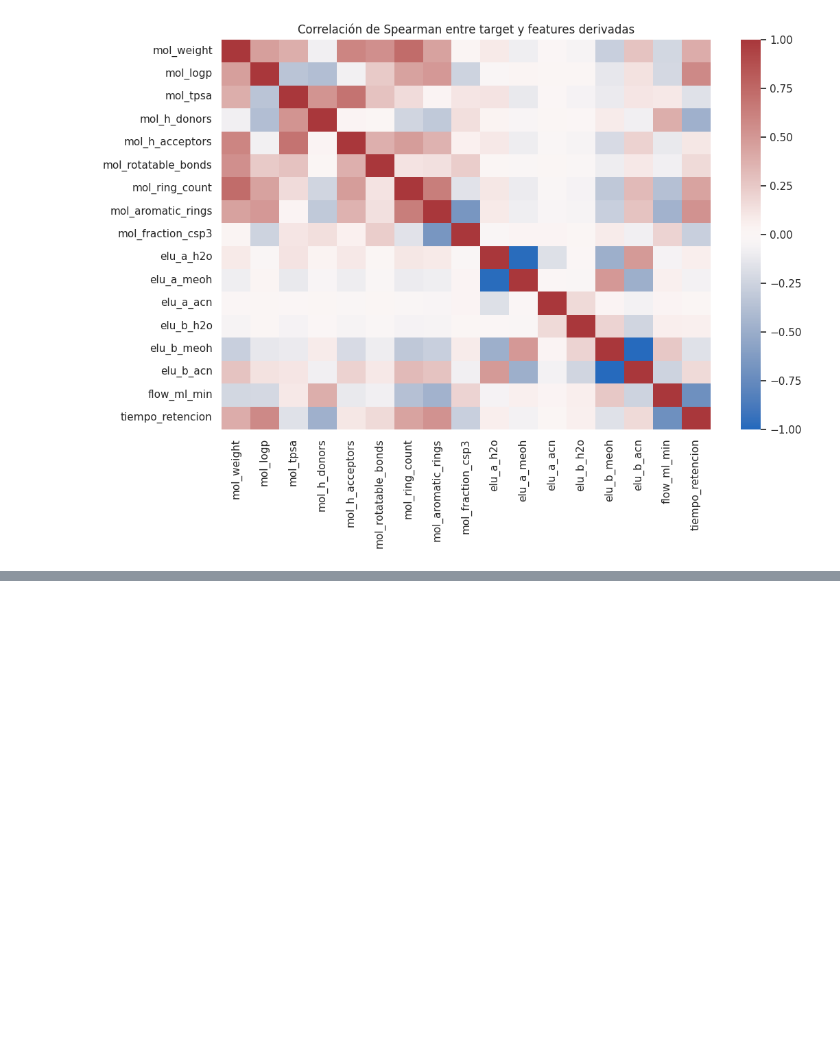
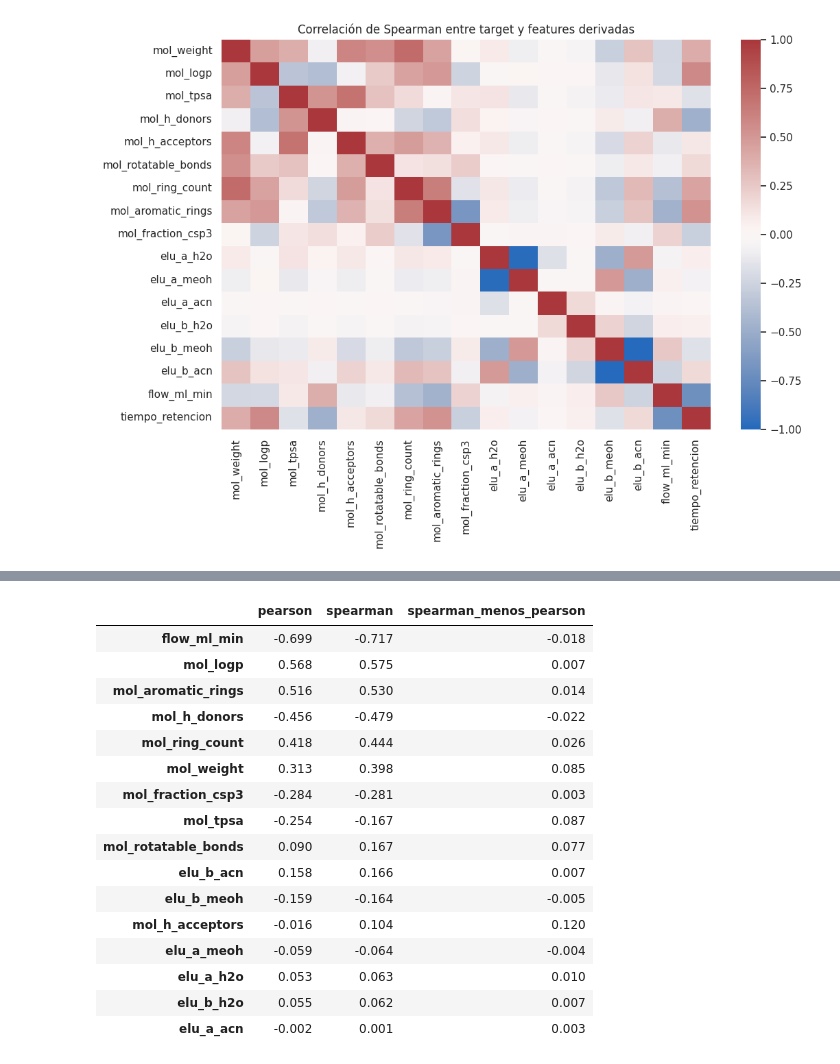
Before and after one commit to ErickNaunay/data-science-end-to-end, a Jupyter notebook: psets/pset-03/notebooks/01_eda.ipynb, the cells around one changed output, grey strips where cells are left out. Saved outputs shown, nothing was run; the diff lists cells and outputs as text; code cells hidden in the pictures; blank space fills up the shorter version.

```diff
--- a/psets/pset-03/notebooks/01_eda.ipynb
+++ b/psets/pset-03/notebooks/01_eda.ipynb
@@ -130,0 +226,23 @@ No se eliminan atípicos automáticamente: se conservan salvo evidencia de error
+# %%
+pearson = eda_numeric.corr(method="pearson")["tiempo_retencion"].drop("tiempo_retencion")
+correlation_comparison = pd.DataFrame({"pearson": pearson, "spearman": correlations}).dropna()
+correlation_comparison["spearman_menos_pearson"] = correlation_comparison["spearman"] - correlation_comparison["pearson"]
+display(correlation_comparison.reindex(correlation_comparison["spearman"].abs().sort_values(ascending=False).index).round(3))
+# %% [output]
+|  | pearson | spearman | spearman_menos_pearson |
+| flow_ml_min | -0.699 | -0.717 | -0.018 |
+| mol_logp | 0.568 | 0.575 | 0.007 |
+| mol_aromatic_rings | 0.516 | 0.530 | 0.014 |
+| mol_h_donors | -0.456 | -0.479 | -0.022 |
+| mol_ring_count | 0.418 | 0.444 | 0.026 |
+| mol_weight | 0.313 | 0.398 | 0.085 |
+| mol_fraction_csp3 | -0.284 | -0.281 | 0.003 |
+| mol_tpsa | -0.254 | -0.167 | 0.087 |
+| mol_rotatable_bonds | 0.090 | 0.167 | 0.077 |
+| elu_b_acn | 0.158 | 0.166 | 0.007 |
+| elu_b_meoh | -0.159 | -0.164 | -0.005 |
+| mol_h_acceptors | -0.016 | 0.104 | 0.120 |
+| elu_a_meoh | -0.059 | -0.064 | -0.004 |
+| elu_a_h2o | 0.053 | 0.063 | 0.010 |
+| elu_b_h2o | 0.055 | 0.062 | 0.007 |
+| elu_a_acn | -0.002 | 0.001 | 0.003 |
```
Also changed, not shown: parts of 8 cells of this notebook, 28 other files.
